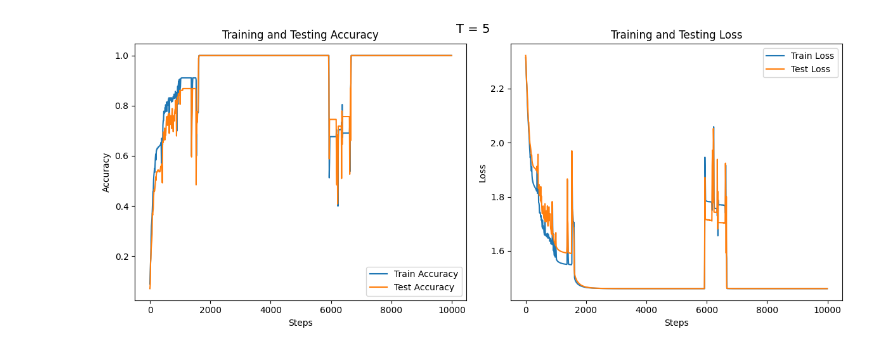
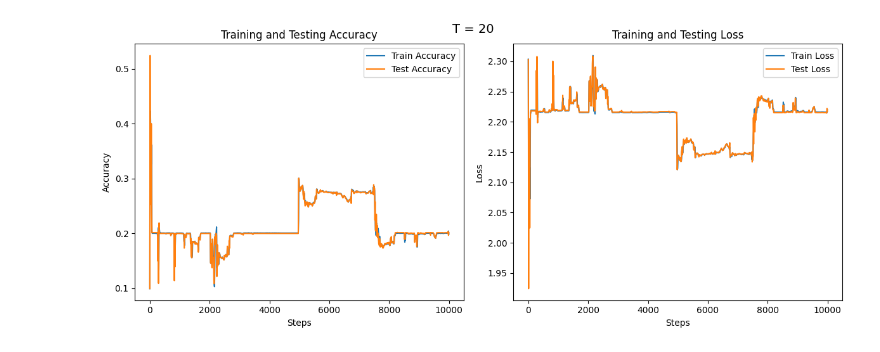
Before and after one commit to starga2er777/SUSTech_CS324, a Jupyter notebook: assignment2/Part 3/part_III.ipynb, the cells around one changed output. Cells and saved outputs as stored; diff of their text form; code cells hidden in the pictures.

```diff
--- a/assignment2/Part 3/part_III.ipynb
+++ b/assignment2/Part 3/part_III.ipynb
@@ -2,37 +2,37 @@
 import numpy as np
 import matplotlib.pyplot as plt
 
-data_loaded = np.loadtxt('output_t=5.txt', skiprows=1)
+data_loaded = np.loadtxt('output.txt', skiprows=1)
 
 train_acc = data_loaded[:, 0]
 train_loss = data_loaded[:, 1]
 test_acc = data_loaded[:, 2]
 test_loss = data_loaded[:, 3]
 
 steps = np.arange(len(train_acc)) * 10
 
 fig, axs = plt.subplots(1, 2, figsize=(12, 5))  # 2 Rows, 1 Column
 
 # Plot training and testing accuracy
 axs[0].plot(steps, train_acc, label='Train Accuracy')
 axs[0].plot(steps, test_acc, label='Test Accuracy')
 axs[0].set_title('Training and Testing Accuracy')
 axs[0].set_xlabel('Steps')
 axs[0].set_ylabel('Accuracy')
 axs[0].legend()
 
 # Plot training and testing loss
 axs[1].plot(steps, train_loss, label='Train Loss')
 axs[1].plot(steps, test_loss, label='Test Loss')
 axs[1].set_title('Training and Testing Loss')
 axs[1].set_xlabel('Steps')
 axs[1].set_ylabel('Loss')
 axs[1].legend()
 
-fig.text(0.5, 0.99, 'T = 5', ha='center', va='top', fontsize=14)
+fig.text(0.5, 0.99, 'T = 20', ha='center', va='top', fontsize=14)
 
 # Display the plots
 plt.tight_layout()
 plt.show()
 # %% [output]
-[figure, old version]
+[figure, new version]
```
Also changed, not shown: 2 other files.
